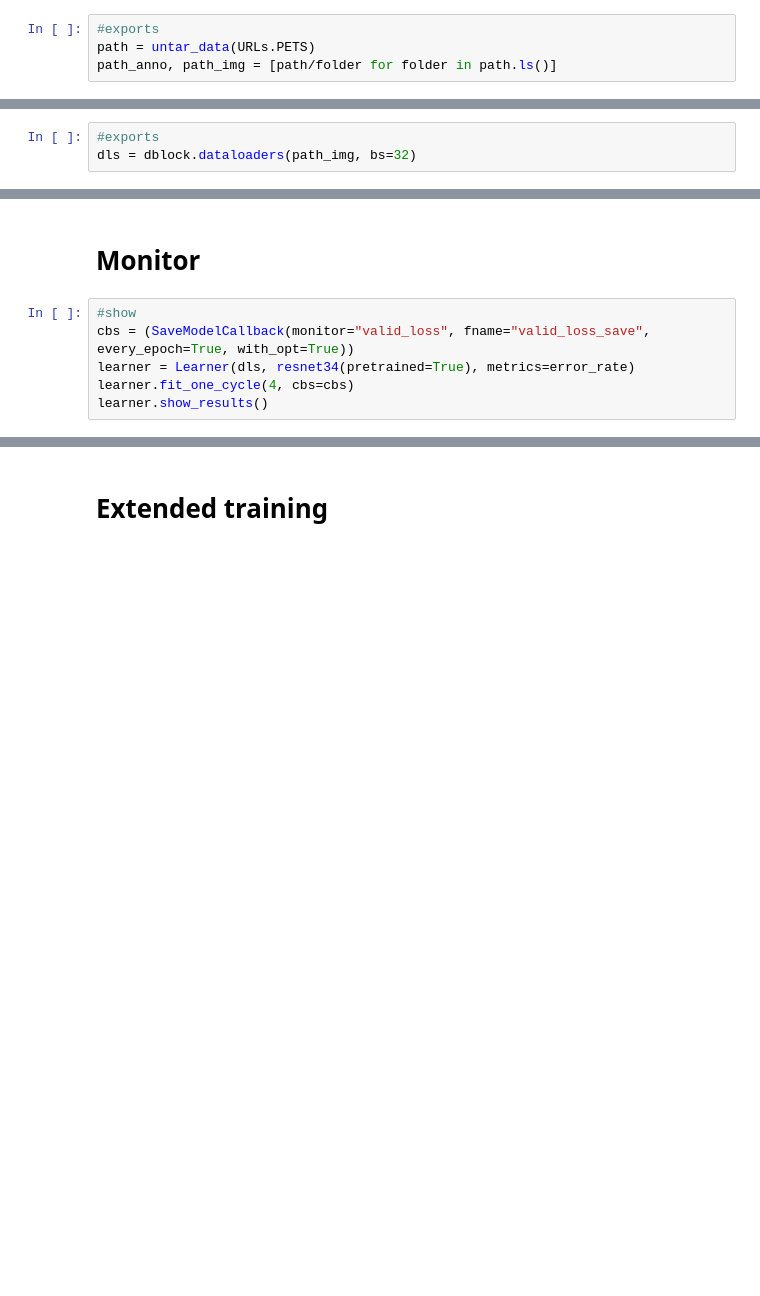
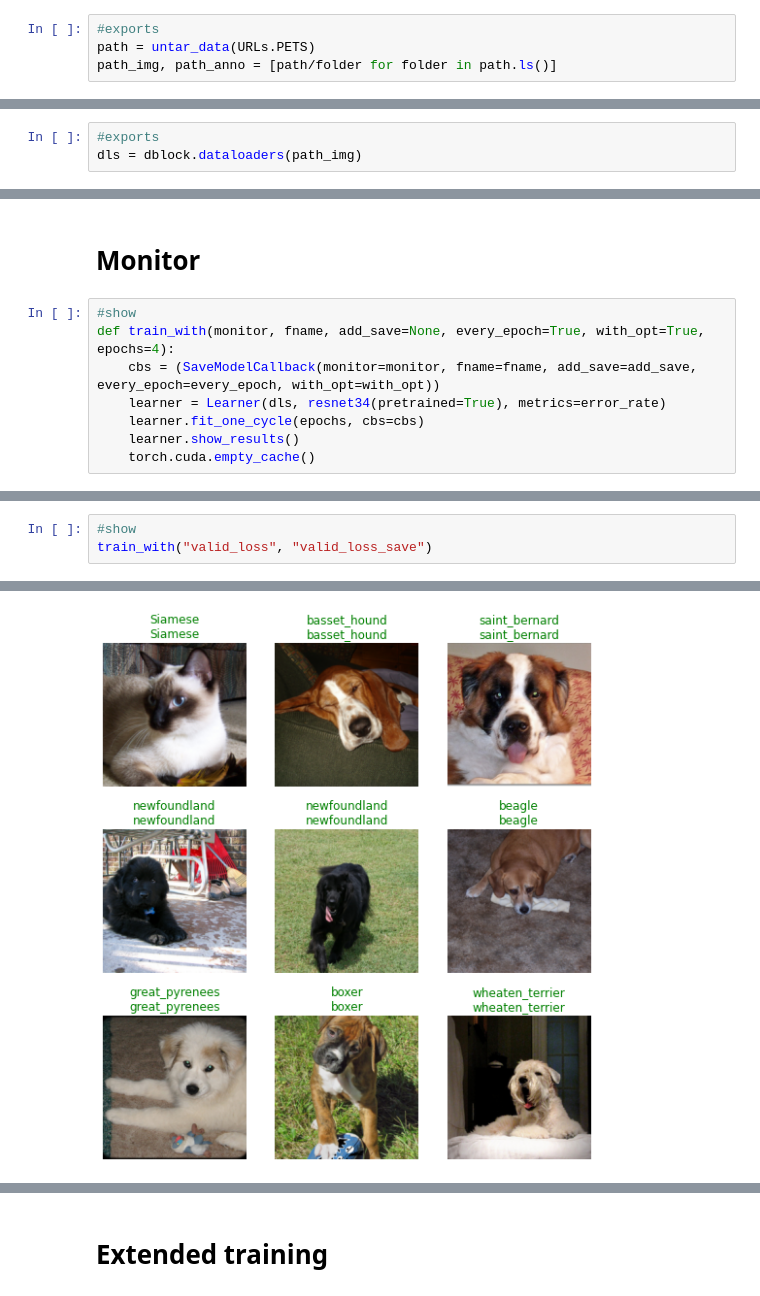
Before and after one commit to hoftherose/MiniML, a Jupyter notebook: nbs/Callbacks.SaveModel.ipynb, the cells around one changed output, grey strips where cells are left out. Cells and saved outputs as stored; diff of their text form; blank space fills up the shorter version.

Commit message:
Continuous Training

```diff
--- a/nbs/Callbacks.SaveModel.ipynb
+++ b/nbs/Callbacks.SaveModel.ipynb
@@ -19,7 +19,7 @@ from nbdev.showdoc import *
 # %%
 #exports
 path = untar_data(URLs.PETS)
-path_anno, path_img = [path/folder for folder in path.ls()]
+path_img, path_anno = [path/folder for folder in path.ls()]
 # %%
 #exports
 pat = r'/(\w+)_\d+.jpg'
@@ -32,7 +32,7 @@ dblock = DataBlock((ImageBlock,CategoryBlock),
                     get_y=RegexLabeller(pat))
 # %%
 #exports
-dls = dblock.dataloaders(path_img, bs=32)
+dls = dblock.dataloaders(path_img)
 # %% [markdown]
 # SaveModel
 # %% [markdown]
@@ -62,7 +68,9 @@ Now that we understand how these work, we can test different combinations.
 # Monitor
 # %%
 #show
-cbs = (SaveModelCallback(monitor="valid_loss", fname="valid_loss_save", every_epoch=True, with_opt=True))
-learner = Learner(dls, resnet34(pretrained=True), metrics=error_rate)
-learner.fit_one_cycle(4, cbs=cbs)
-learner.show_results()
+def train_with(monitor, fname, add_save=None, every_epoch=True, with_opt=True, epochs=4):
+    cbs = (SaveModelCallback(monitor=monitor, fname=fname, add_save=add_save, every_epoch=every_epoch, with_opt=with_opt))
+    learner = Learner(dls, resnet34(pretrained=True), metrics=error_rate)
+    learner.fit_one_cycle(epochs, cbs=cbs)
+    learner.show_results()
+    torch.cuda.empty_cache()
@@ -133,0 +77,4 @@ learner.show_results()
+# %%
+#show
+train_with("valid_loss", "valid_loss_save")
+# %% [output]
@@ -133,0 +87 @@ learner.show_results()
+[figure, added]
```
Also changed, not shown: parts of 16 cells of this notebook.
